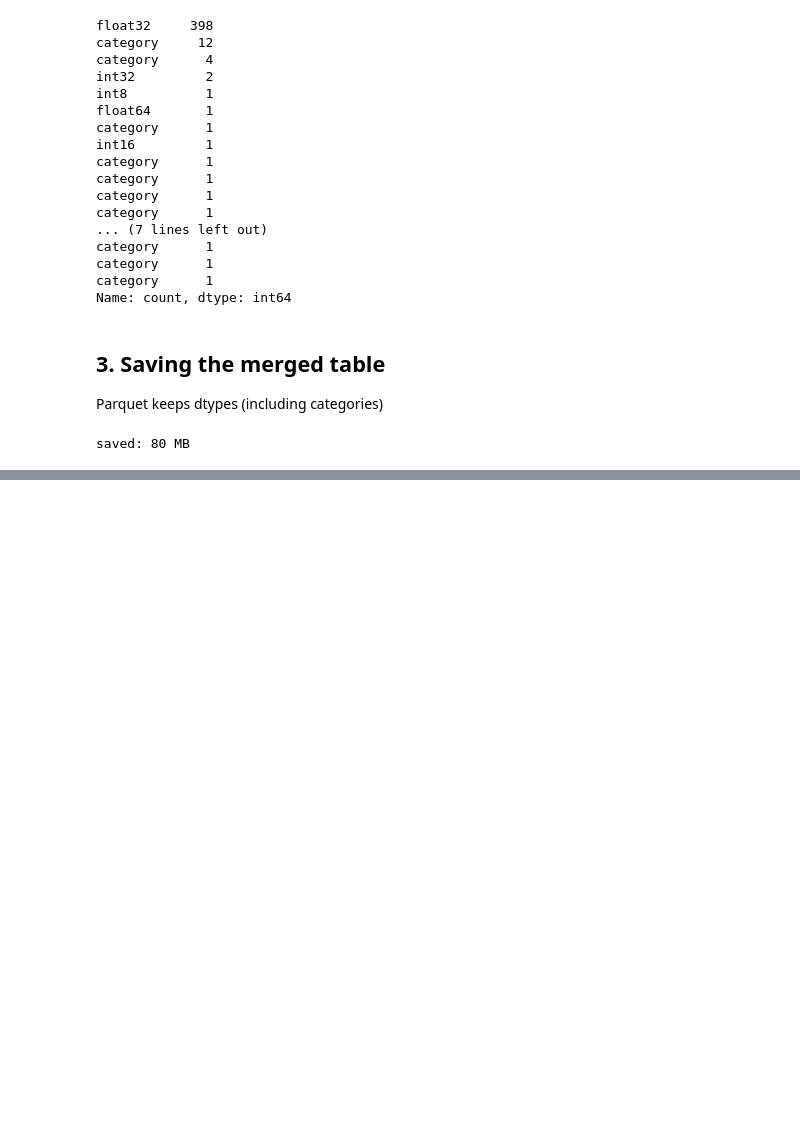
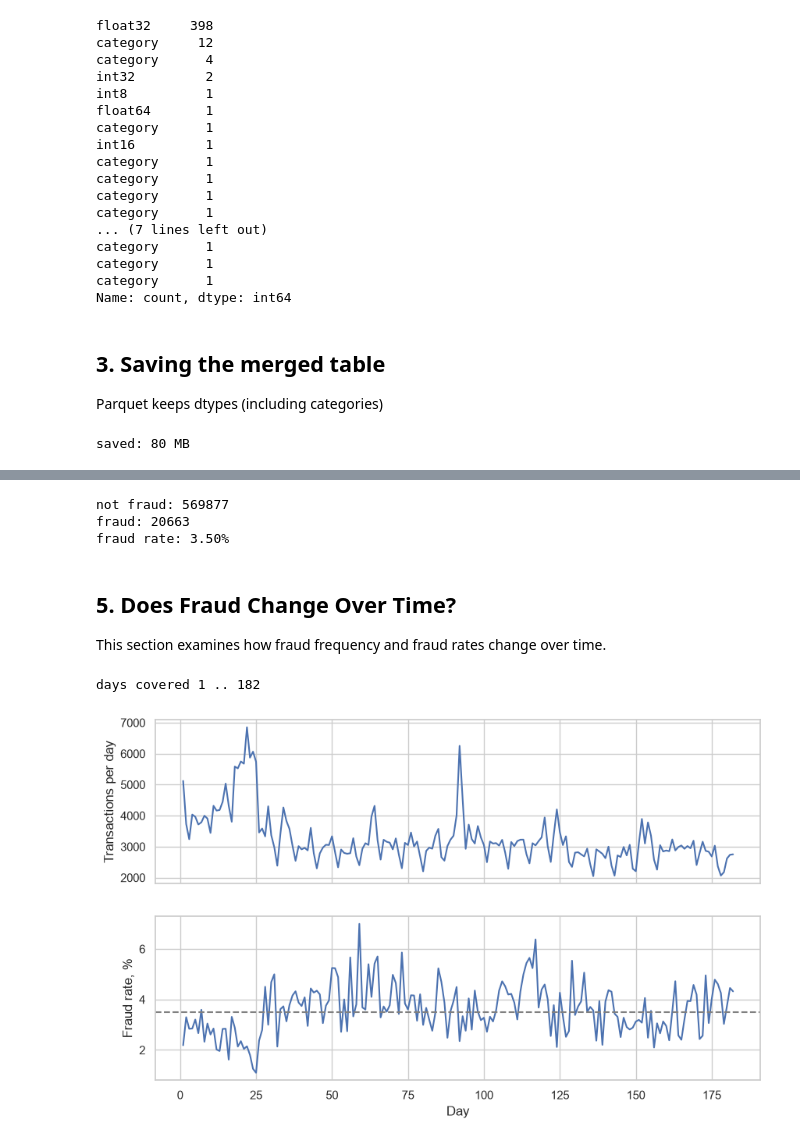
Before and after one commit to KrisTinaShch/fraud-risk-scoring, a Jupyter notebook: notebooks/01_eda.ipynb, the cells around one changed output, grey strips where cells are left out. Cells and saved outputs as stored; diff of their text form; code cells hidden in the pictures; blank space fills up the shorter version.

Commit message:
Add class imbalance and fraud-over-time analysis to EDA notebook

```diff
--- a/notebooks/01_eda.ipynb
+++ b/notebooks/01_eda.ipynb
@@ -130,0 +135,41 @@ saved: 80 MB
+# %%
+train = load_train()
+print(f"train: {train.shape[0]:,} rows x {train.shape[1]} columns")
+# %%
+counts = train['isFraud'].value_counts()
+fraud_rate = train['isFraud'].mean()
+
+print(f'not fraud: {counts[0]}')
+print(f'fraud: {counts[1]}')
+print(f'fraud rate: {fraud_rate:.2%}')
+# %% [output]
+not fraud: 569877
+fraud: 20663
+fraud rate: 3.50%
+# %% [markdown]
+## 5. Does Fraud Change Over Time?
+
+This section examines how fraud frequency and fraud rates change over time.
+# %%
+SECONDS_PER_DAY = 24 * 60 * 60
+train['day'] = train['TransactionDT'] // SECONDS_PER_DAY
+print(f'days covered {train["day"].min()} .. {train['day'].max()}')
+# %% [output]
+days covered 1 .. 182
+# %%
+daily = train.groupby("day")["isFraud"].agg(transactions="size", fraud_rate="mean")
+daily["fraud_rate"] = daily["fraud_rate"] * 100
+
+fig, axes = plt.subplots(2, 1, figsize=(10, 6), sharex=True)
+
+axes[0].plot(daily.index, daily["transactions"])
+axes[0].set_ylabel("Transactions per day")
+
+axes[1].plot(daily.index, daily["fraud_rate"])
+axes[1].axhline(fraud_rate * 100, color="gray", linestyle="--")
+axes[1].set_ylabel("Fraud rate, %")
+axes[1].set_xlabel("Day")
+
+plt.show()
+# %% [output]
+[figure, added]
```
Also changed, not shown: parts of 3 cells of this notebook.
